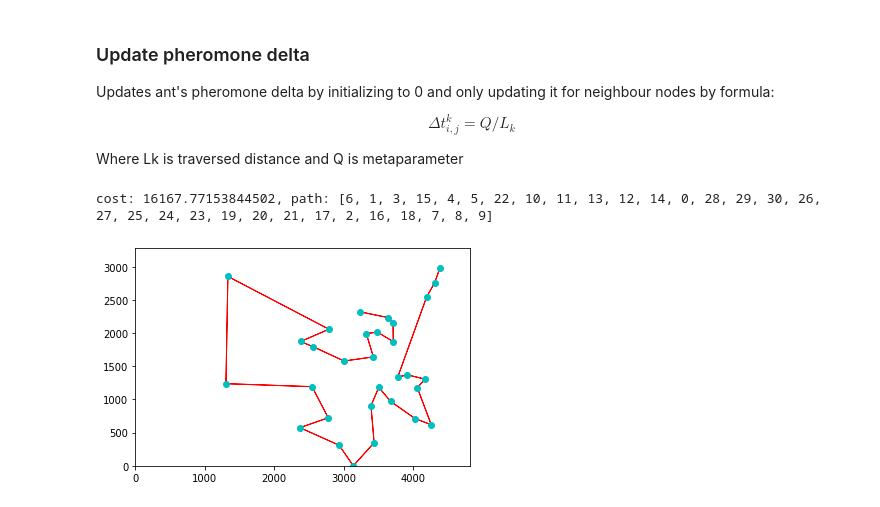
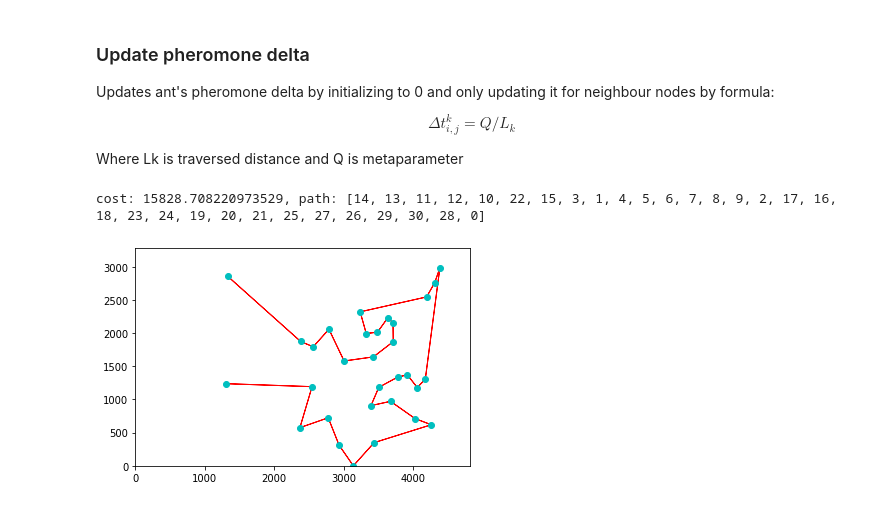
Before and after one commit to Vojkan-Cvijovic/TSP-solver, a Jupyter notebook: src/solver.ipynb, the cells around one changed output. Saved outputs shown, nothing was run; the diff lists cells and outputs as text; code cells hidden in the pictures.

Commit message:
Add additional data sets

```diff
--- a/src/solver.ipynb
+++ b/src/solver.ipynb
@@ -192,29 +192,34 @@ alpha = 1.0
 beta = 10.0
 rho = 0.5
 q = 10
+
+cities_144_file_name = "cities-144.txt"
+cities_31_file_name = "cities-31.txt"
+cities_48_file_name = "cities-48.txt"
 # %%
-cities = []
-points = []
-with open('./data/cities-v1.txt') as f:
-    for line in f.readlines():
-        city = line.split(' ')
-        cities.append(dict(index=int(city[0]), x=int(city[1]), y=int(city[2])))
-        points.append((int(city[1]), int(city[2])))
-distances = []
-number_of_cities = len(cities)
-for i in range(number_of_cities):
-    row = []
-    for j in range(number_of_cities):
-        row.append(distance(cities[i], cities[j]))
-    distances.append(row)
+def find_optimal_path(file_name):
+    cities = []
+    points = []
+    with open("./data/{}".format(file_name)) as f:
+        for line in f.readlines():
+            city = line.split(' ')
+            cities.append(dict(index=int(city[0]), x=int(city[1]), y=int(city[2])))
+            points.append((int(city[1]), int(city[2])))
+    distances = []
+    number_of_cities = len(cities)
+    for i in range(number_of_cities):
+        row = []
+        for j in range(number_of_cities):
+            row.append(distance(cities[i], cities[j]))
+        distances.append(row)
 
-acs = ACS(ant_count, generations, alpha, beta, rho, q)
-graph = Graph(distances, number_of_cities)
-path, cost = acs.solve(graph)
-print('cost: {}, path: {}'.format(cost, path))
+    acs = ACS(ant_count, generations, alpha, beta, rho, q)
+    graph = Graph(distances, number_of_cities)
+    path, cost = acs.solve(graph)
+    print('cost: {}, path: {}'.format(cost, path))
+    plot(points, path)
-# %% [output]
-cost: 16167.77153844502, path: [6, 1, 3, 15, 4, 5, 22, 10, 11, 13, 12, 14, 0, 28, 29, 30, 26, 27, 25, 24, 23, 19, 20, 21, 17, 2, 16, 18, 7, 8, 9]
-# %%
-plot(points, path)
-# %% [output]
-[figure, removed]
+# %%
+find_optimal_path(cities_31_file_name)
+# %% [output]
+cost: 15828.708220973529, path: [14, 13, 11, 12, 10, 22, 15, 3, 1, 4, 5, 6, 7, 8, 9, 2, 17, 16, 18, 23, 24, 19, 20, 21, 25, 27, 26, 29, 30, 28, 0]
+[figure, added]
```
Also changed, not shown: parts of 2 cells of this notebook, 3 other files.
